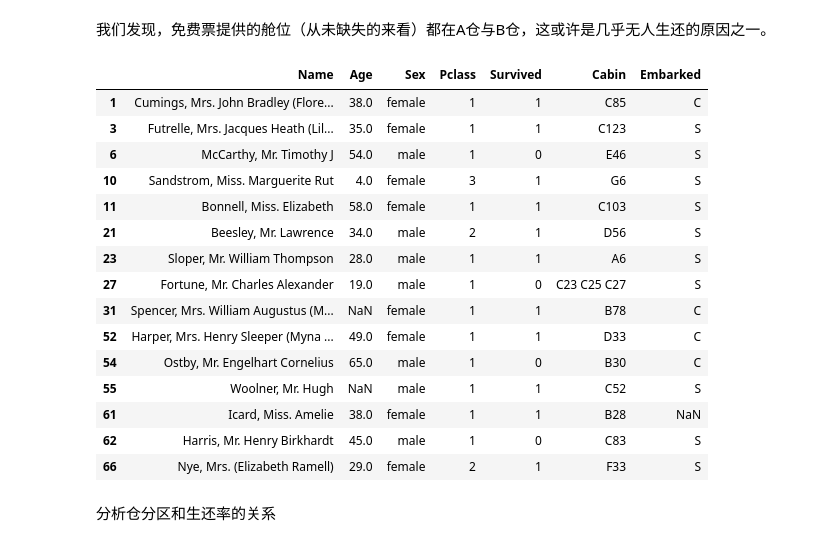
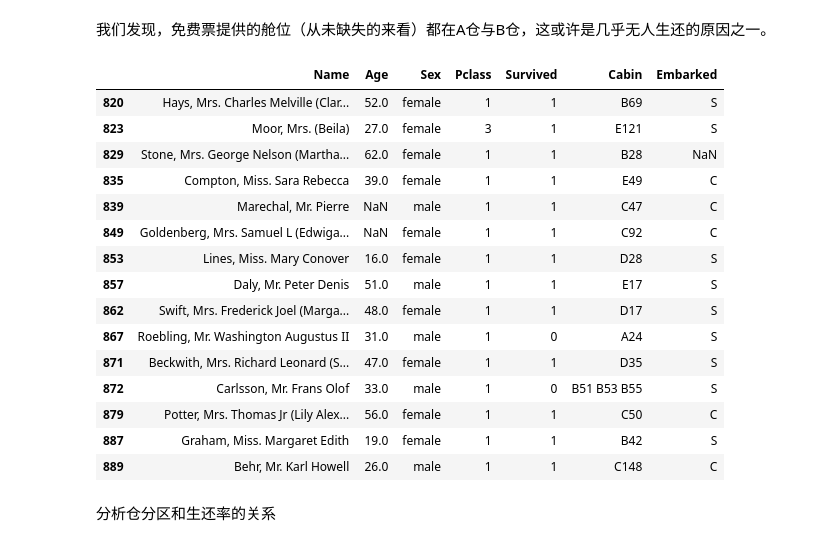
Before and after one commit to yjcyjjc/Titanic-MachineLearning-Project, a Jupyter notebook: EDA.ipynb, the cells around one changed output. Saved outputs shown, nothing was run; the diff lists cells and outputs as text; code cells hidden in the pictures.

```diff
--- a/EDA.ipynb
+++ b/EDA.ipynb
@@ -394,24 +460,24 @@ plt.show()
 我们发现，免费票提供的舱位（从未缺失的来看）都在A仓与B仓，这或许是几乎无人生还的原因之一。
 # %%
 cabin_data=data[data['Cabin'].isna()==0].copy()
-cabin_data[['Name','Age','Sex','Pclass','Survived','Cabin','Embarked']].head(15)
+cabin_data[['Name','Age','Sex','Pclass','Survived','Cabin','Embarked']].tail(15)
 # %% [output]
 |  | Name | Age | Sex | Pclass | Survived | Cabin | Embarked |
-| 1 | Cumings, Mrs. John Bradley (Flore... | 38.0 | female | 1 | 1 | C85 | C |
-| 3 | Futrelle, Mrs. Jacques Heath (Lil... | 35.0 | female | 1 | 1 | C123 | S |
-| 6 | McCarthy, Mr. Timothy J | 54.0 | male | 1 | 0 | E46 | S |
-| 10 | Sandstrom, Miss. Marguerite Rut | 4.0 | female | 3 | 1 | G6 | S |
-| 11 | Bonnell, Miss. Elizabeth | 58.0 | female | 1 | 1 | C103 | S |
-| 21 | Beesley, Mr. Lawrence | 34.0 | male | 2 | 1 | D56 | S |
-| 23 | Sloper, Mr. William Thompson | 28.0 | male | 1 | 1 | A6 | S |
-| 27 | Fortune, Mr. Charles Alexander | 19.0 | male | 1 | 0 | C23 C25 C27 | S |
-| 31 | Spencer, Mrs. William Augustus (M... | NaN | female | 1 | 1 | B78 | C |
-| 52 | Harper, Mrs. Henry Sleeper (Myna ... | 49.0 | female | 1 | 1 | D33 | C |
-| 54 | Ostby, Mr. Engelhart Cornelius | 65.0 | male | 1 | 0 | B30 | C |
-| 55 | Woolner, Mr. Hugh | NaN | male | 1 | 1 | C52 | S |
-| 61 | Icard, Miss. Amelie | 38.0 | female | 1 | 1 | B28 | NaN |
-| 62 | Harris, Mr. Henry Birkhardt | 45.0 | male | 1 | 0 | C83 | S |
-| 66 | Nye, Mrs. (Elizabeth Ramell) | 29.0 | female | 2 | 1 | F33 | S |
+| 820 | Hays, Mrs. Charles Melville (Clar... | 52.0 | female | 1 | 1 | B69 | S |
+| 823 | Moor, Mrs. (Beila) | 27.0 | female | 3 | 1 | E121 | S |
+| 829 | Stone, Mrs. George Nelson (Martha... | 62.0 | female | 1 | 1 | B28 | NaN |
+| 835 | Compton, Miss. Sara Rebecca | 39.0 | female | 1 | 1 | E49 | C |
+| 839 | Marechal, Mr. Pierre | NaN | male | 1 | 1 | C47 | C |
+| 849 | Goldenberg, Mrs. Samuel L (Edwiga... | NaN | female | 1 | 1 | C92 | C |
+| 853 | Lines, Miss. Mary Conover | 16.0 | female | 1 | 1 | D28 | S |
+| 857 | Daly, Mr. Peter Denis | 51.0 | male | 1 | 1 | E17 | S |
+| 862 | Swift, Mrs. Frederick Joel (Marga... | 48.0 | female | 1 | 1 | D17 | S |
+| 867 | Roebling, Mr. Washington Augustus II | 31.0 | male | 1 | 0 | A24 | S |
+| 871 | Beckwith, Mrs. Richard Leonard (S... | 47.0 | female | 1 | 1 | D35 | S |
+| 872 | Carlsson, Mr. Frans Olof | 33.0 | male | 1 | 0 | B51 B53 B55 | S |
+| 879 | Potter, Mrs. Thomas Jr (Lily Alex... | 56.0 | female | 1 | 1 | C50 | C |
+| 887 | Graham, Miss. Margaret Edith | 19.0 | female | 1 | 1 | B42 | S |
+| 889 | Behr, Mr. Karl Howell | 26.0 | male | 1 | 1 | C148 | C |
 # %% [markdown]
 分析仓分区和生还率的关系
 # %%
```
Also changed, not shown: parts of 15 cells of this notebook.
